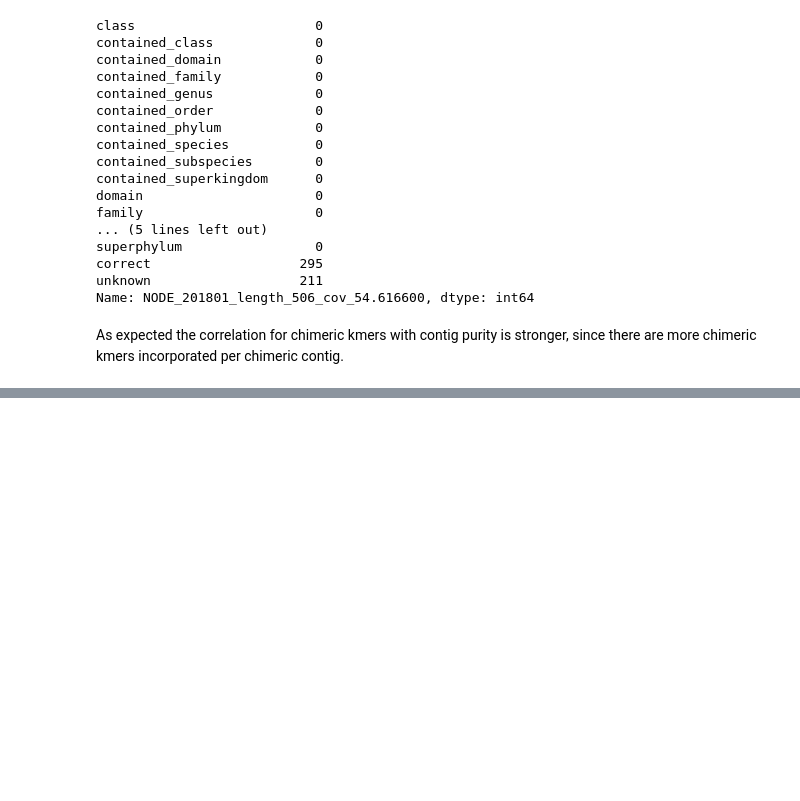
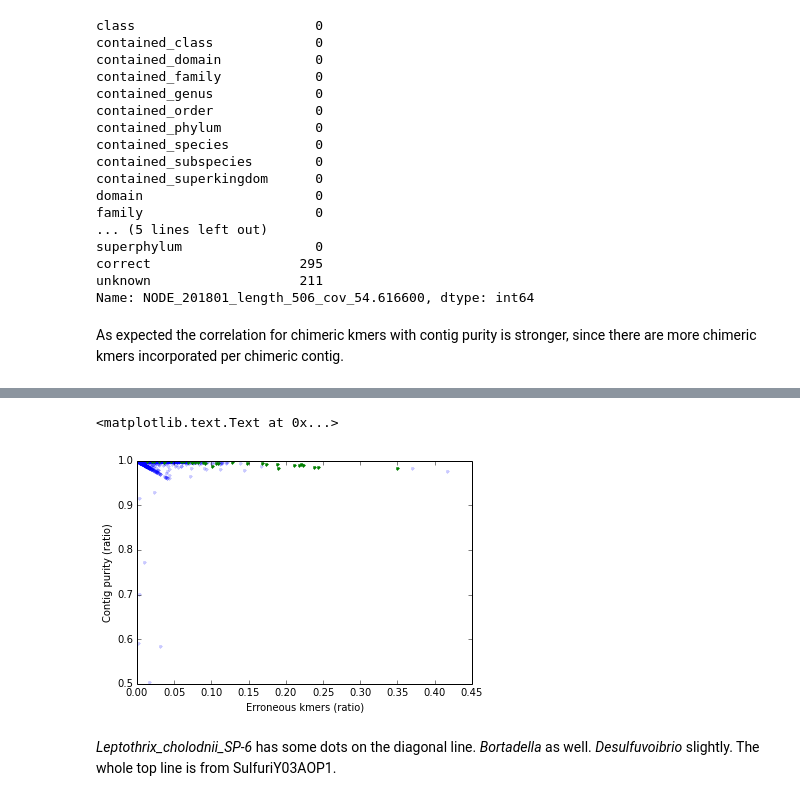
Before and after one commit to inodb/masmvali-publication, a Jupyter notebook: notebooks/kraken.ipynb, the cells around one changed output, grey strips where cells are left out. Drawn from its saved outputs; the diff is of its cells as text; code cells hidden in the pictures; blank space fills up the shorter version.

```diff
--- a/notebooks/kraken.ipynb
+++ b/notebooks/kraken.ipynb
@@ -666,0 +728,15 @@ As expected the correlation for chimeric kmers with contig purity is stronger, s
+# %%
+species = cpurity_lca.max_aln_strain == "SulfuriYO3AOP1"
+plt.plot(cpurity_lca[impure &  ~chimeric_kmers & error_kmers & ~species].unknown /
+         (cpurity_lca[impure &  ~chimeric_kmers & error_kmers & ~species].contig_length - 31 + 1),
+         cpurity_lca[impure &  ~chimeric_kmers & error_kmers & ~species].max_aln_purity, '.', alpha=0.2)
+plt.plot(cpurity_lca[impure &  ~chimeric_kmers & error_kmers & species].unknown /
+         (cpurity_lca[impure &  ~chimeric_kmers & error_kmers & species].contig_length - 31 + 1),
+         cpurity_lca[impure &  ~chimeric_kmers & error_kmers & species].max_aln_purity, '.', alpha=1.0)
+plt.xlabel("Erroneous kmers (ratio)")
+plt.ylabel("Contig purity (ratio)")
+# %% [output]
+<matplotlib.text.Text at 0x...>
+[figure, added]
+# %% [markdown]
+*Leptothrix_cholodnii_SP-6* has some dots on the diagonal line. *Bortadella* as well. *Desulfuvoibrio* slightly. The whole top line  is from SulfuriY03AOP1.
```
Also changed, not shown: parts of 11 cells of this notebook.
